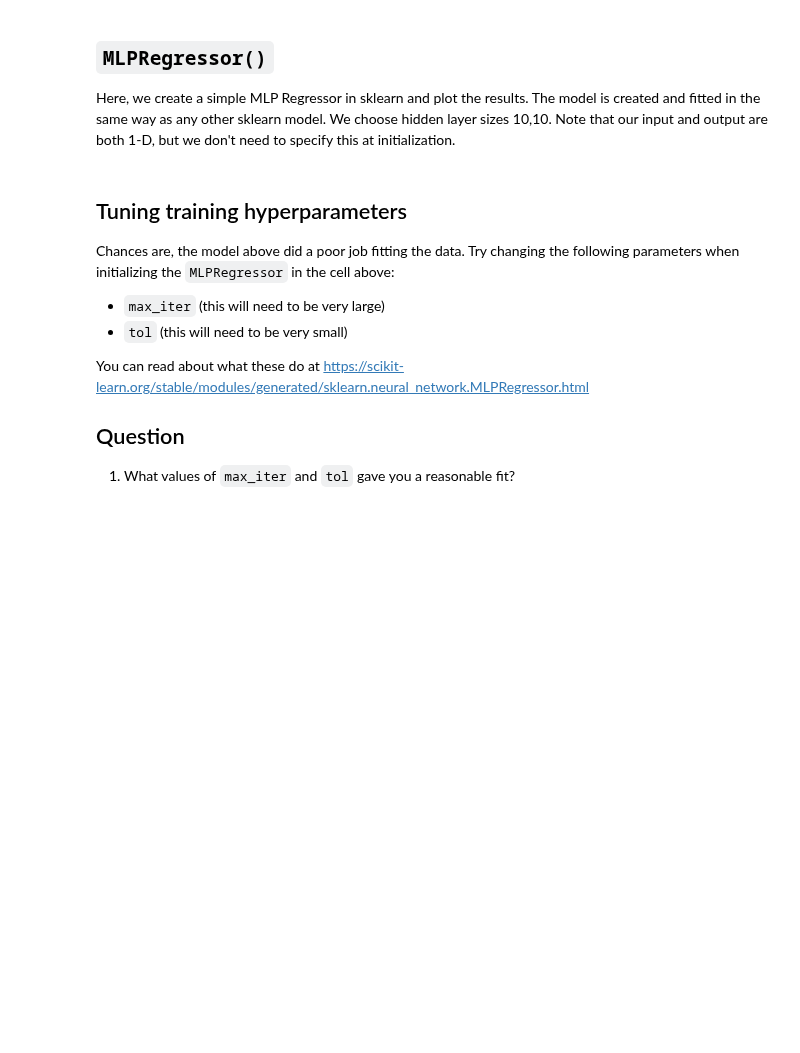
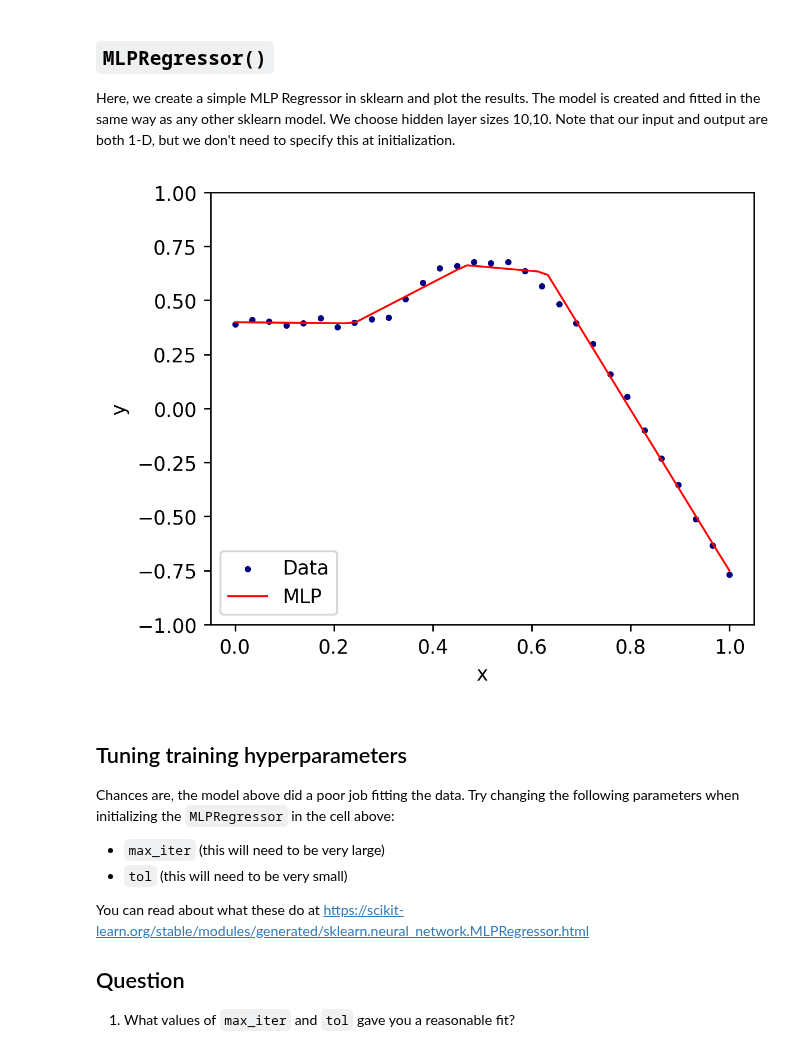
Before and after one commit to zsqu4re/ML-for-engineers, a Jupyter notebook: HW7/M7-L2-P1.ipynb, the cells around one changed output. Cells and saved outputs as stored; diff of their text form; code cells hidden in the pictures; blank space fills up the shorter version.

```diff
--- a/HW7/M7-L2-P1.ipynb
+++ b/HW7/M7-L2-P1.ipynb
@@ -30,20 +32,22 @@ plt.show()
 Here, we create a simple MLP Regressor in sklearn and plot the results. The model is created and fitted in the same way as any other sklearn model.
 We choose hidden layer sizes 10,10. Note that our input and output are both 1-D, but we don't need to specify this at initialization.
 # %%
-mlp = MLPRegressor(hidden_layer_sizes=[10,10]) # Tune here
+mlp = MLPRegressor(hidden_layer_sizes=[10,10],max_iter = 200000,tol=0.0000001) # Tune here
 mlp.fit(x, y)
 
 xs = np.linspace(0,1)
 ys = mlp.predict(xs.reshape(-1,1))
 
 plt.figure(figsize=(5,4),dpi=250)
 plt.scatter(x,y,s=5,c="navy",label="Data")
 plt.plot(xs,ys,"r-",linewidth=1,label="MLP")
 plt.legend(loc="lower left")
 plt.ylim(-1,1)
 plt.xlabel("x")
 plt.ylabel("y")
 plt.show()
+# %% [output]
+[figure, added]
 # %% [markdown]
 ## Tuning training hyperparameters
 Chances are, the model above did a poor job fitting the data. Try changing the following parameters when initializing the `MLPRegressor` in the cell above:
```
Also changed, not shown: parts of 7 cells of this notebook, 3 other files.
